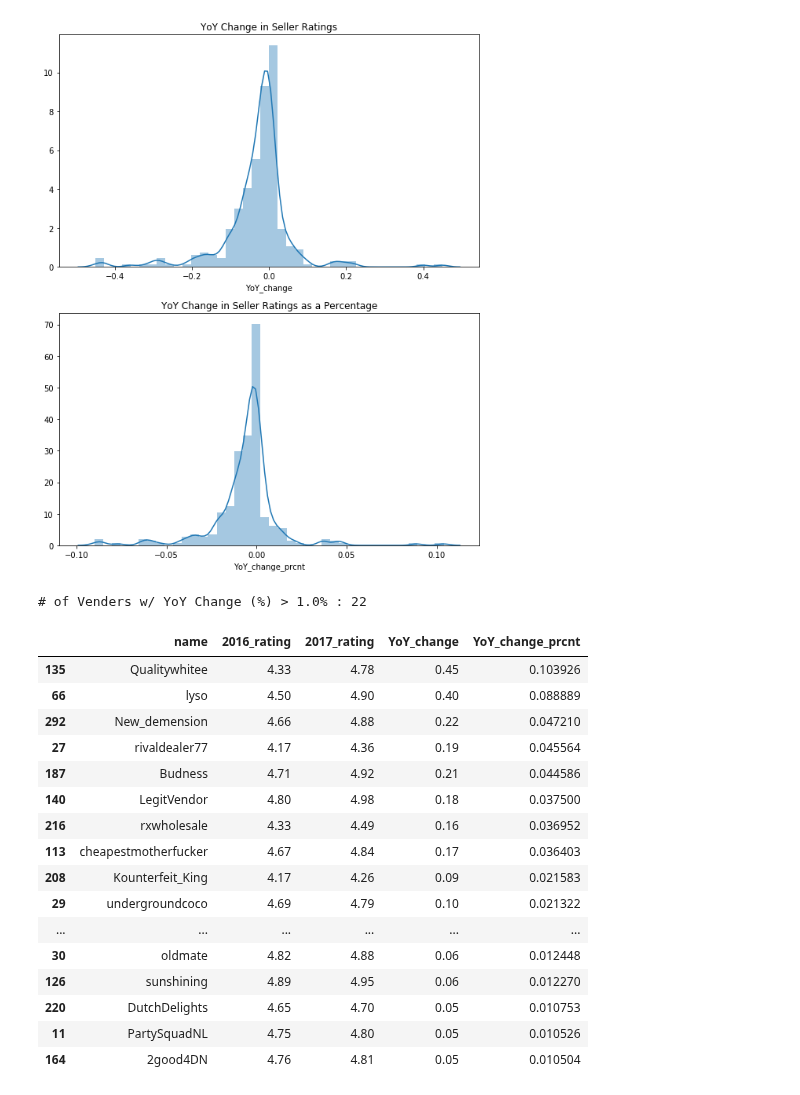
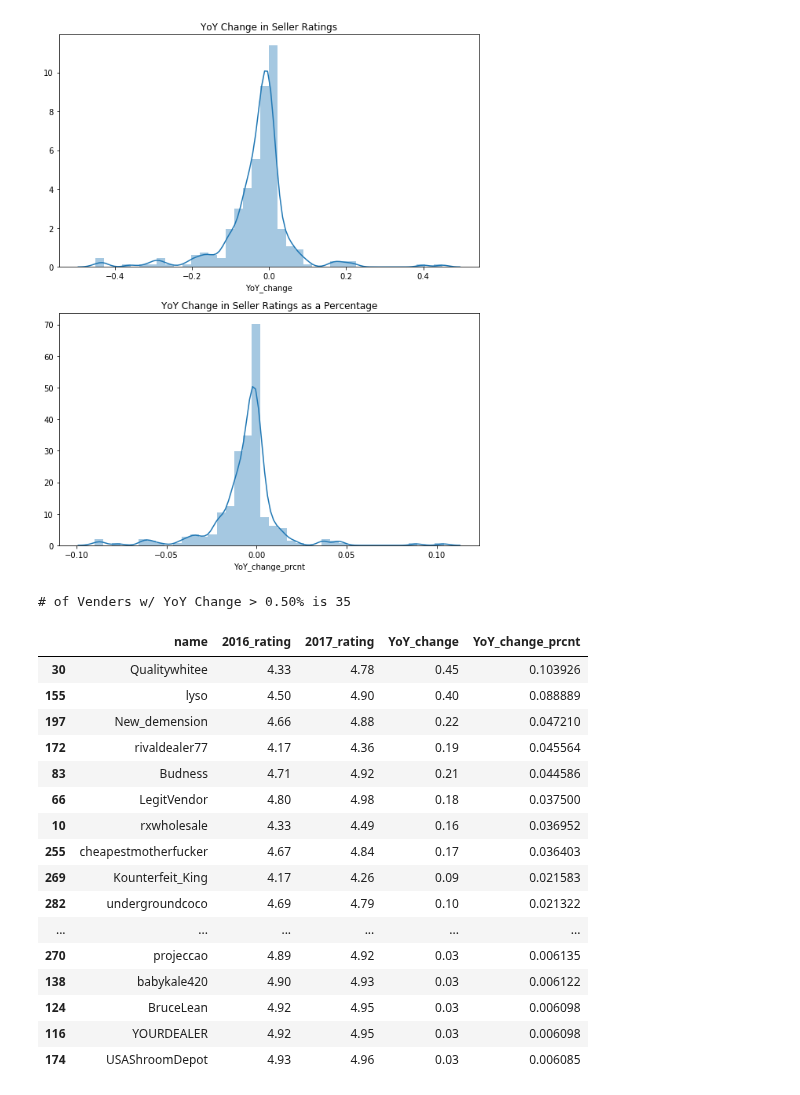
Before and after one commit to Morgan-Sell/darknet-economics, a Jupyter notebook: sellers_data_process_feat_eng.ipynb, the cells around one changed output. Cells and saved outputs as stored; diff of their text form; code cells hidden in the pictures.

Commit message:
chore(): Performing EDA on vender data.

```diff
--- a/sellers_data_process_feat_eng.ipynb
+++ b/sellers_data_process_feat_eng.ipynb
@@ -45,6 +47,22 @@ def convert_str_to_float(string):
         num_val = np.NaN
 
     return num_val
+
+def calc_days_delta_for_strings(start_date, baseline_date):
+    '''
+    Transforms a string to a datetime object to calc number of days passed.
+
+    Args:
+        start_date (str) : day-month-year format
+        baseline_date (str) : day-month-year format
+    Returns:
+        num_days (int) : Number of days
+    '''
+    start_dt = datetime.strptime(start_date, '%d/%m/%Y')
+    baseline_dt = datetime.strptime(baseline_date, '%d/%m/%Y')
+    delta = baseline_dt - start_dt
+    num_days = delta.days
+    return num_days
 # %% [markdown]
 ## Raw Data
 # %% [markdown]
@@ -117 +122,5 @@ memory usage: 37.9+ KB
+# %%
+baseline_date_16 = '01/01/2017'
+
+sellers16_v2['num_days_member'] = sellers16_v2['member_since'].apply(lambda x: calc_days_delta_for_strings(x, baseline_date_16))
 # %% [markdown]
@@ -183,3 +180,6 @@ memory usage: 114.5+ KB
+# %%
+baseline_date_17 = '01/01/2018'
+sellers17_v2['num_days_member'] = sellers17_v2['member_since'].apply(lambda x: calc_days_delta_for_strings(x, baseline_date_17))
 # %% [markdown]
 ---
 ## EDA
@@ -297,27 +297,29 @@ plt.tight_layout();
 # %% [output]
 [figure]
 # %%
-venders_improved = sellers_intersect_df[sellers_intersect_df['YoY_change_prcnt'] > 0.01].sort_values(by='YoY_change_prcnt', ascending=False).copy()
+threshold = 0.005
 
-print('# of Venders w/ YoY Change (%) > 1.0% :', venders_improved.shape[0])
+venders_improved = sellers_intersect_df[sellers_intersect_df['YoY_change_prcnt'] > threshold].sort_values(by='YoY_change_prcnt', ascending=False).copy()
+
+print('# of Venders w/ YoY Change > {:.2%} is {}'.format(threshold, venders_improved.shape[0]))
 print('\n')
 venders_improved
 # %% [output]
-# of Venders w/ YoY Change (%) > 1.0% : 22
+# of Venders w/ YoY Change > 0.50% is 35
 |  | name | 2016_rating | 2017_rating | YoY_change | YoY_change_prcnt |
-| 135 | Qualitywhitee | 4.33 | 4.78 | 0.45 | 0.103926 |
-| 66 | lyso | 4.50 | 4.90 | 0.40 | 0.088889 |
-| 292 | New_demension | 4.66 | 4.88 | 0.22 | 0.047210 |
-| 27 | rivaldealer77 | 4.17 | 4.36 | 0.19 | 0.045564 |
-| 187 | Budness | 4.71 | 4.92 | 0.21 | 0.044586 |
-| 140 | LegitVendor | 4.80 | 4.98 | 0.18 | 0.037500 |
-| 216 | rxwholesale | 4.33 | 4.49 | 0.16 | 0.036952 |
-| 113 | cheapestmotherfucker | 4.67 | 4.84 | 0.17 | 0.036403 |
-| 208 | Kounterfeit_King | 4.17 | 4.26 | 0.09 | 0.021583 |
-| 29 | undergroundcoco | 4.69 | 4.79 | 0.10 | 0.021322 |
+| 30 | Qualitywhitee | 4.33 | 4.78 | 0.45 | 0.103926 |
+| 155 | lyso | 4.50 | 4.90 | 0.40 | 0.088889 |
+| 197 | New_demension | 4.66 | 4.88 | 0.22 | 0.047210 |
+| 172 | rivaldealer77 | 4.17 | 4.36 | 0.19 | 0.045564 |
+| 83 | Budness | 4.71 | 4.92 | 0.21 | 0.044586 |
+| 66 | LegitVendor | 4.80 | 4.98 | 0.18 | 0.037500 |
+| 10 | rxwholesale | 4.33 | 4.49 | 0.16 | 0.036952 |
+| 255 | cheapestmotherfucker | 4.67 | 4.84 | 0.17 | 0.036403 |
+| 269 | Kounterfeit_King | 4.17 | 4.26 | 0.09 | 0.021583 |
+| 282 | undergroundcoco | 4.69 | 4.79 | 0.10 | 0.021322 |
 | ... | ... | ... | ... | ... | ... |
-| 30 | oldmate | 4.82 | 4.88 | 0.06 | 0.012448 |
-| 126 | sunshining | 4.89 | 4.95 | 0.06 | 0.012270 |
-| 220 | DutchDelights | 4.65 | 4.70 | 0.05 | 0.010753 |
-| 11 | PartySquadNL | 4.75 | 4.80 | 0.05 | 0.010526 |
-| 164 | 2good4DN | 4.76 | 4.81 | 0.05 | 0.010504 |
+| 270 | projeccao | 4.89 | 4.92 | 0.03 | 0.006135 |
+| 138 | babykale420 | 4.90 | 4.93 | 0.03 | 0.006122 |
+| 124 | BruceLean | 4.92 | 4.95 | 0.03 | 0.006098 |
+| 116 | YOURDEALER | 4.92 | 4.95 | 0.03 | 0.006098 |
+| 174 | USAShroomDepot | 4.93 | 4.96 | 0.03 | 0.006085 |
```
Also changed, not shown: parts of 10 cells of this notebook, 1 other file.
